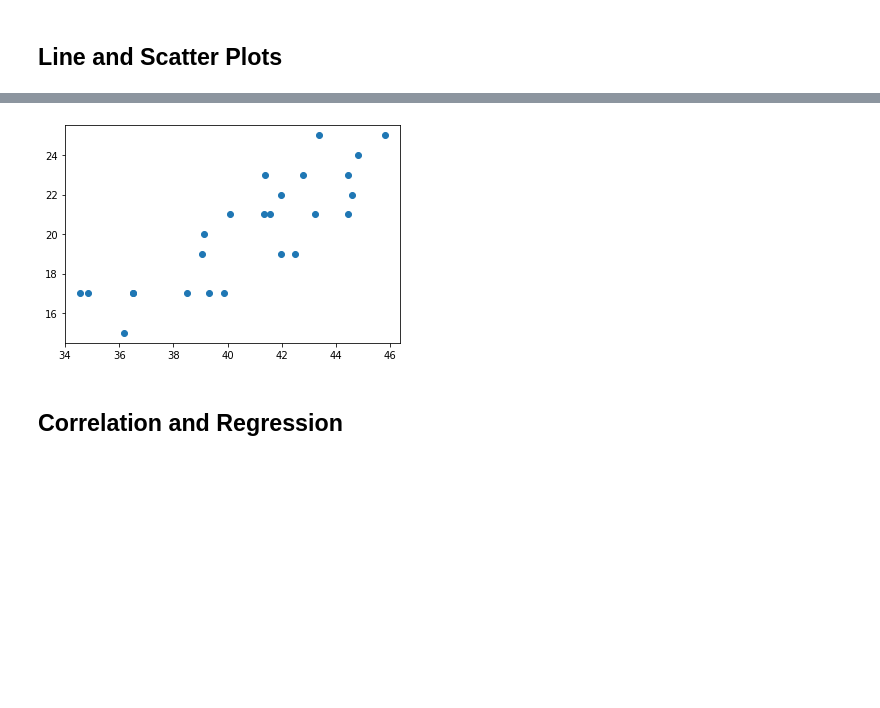
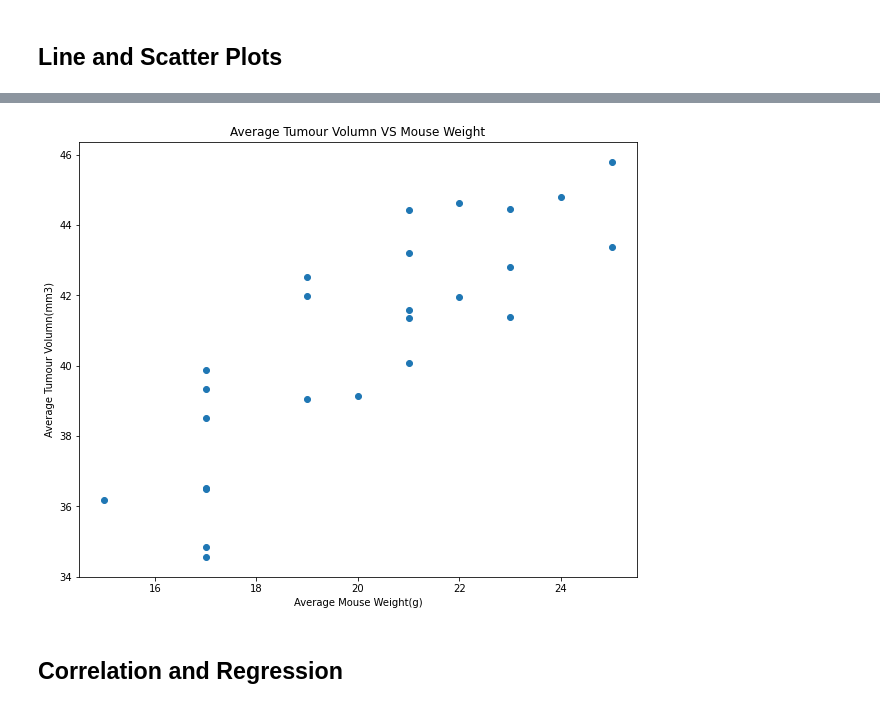
Before and after one commit to yan-ash/matplot_challenge, a Jupyter notebook: pymaceuticals_starter.ipynb, the cells around one changed output, grey strips where cells are left out. Cells and saved outputs as stored; diff of their text form; code cells hidden in the pictures; blank space fills up the shorter version.

```diff
--- a/pymaceuticals_starter.ipynb
+++ b/pymaceuticals_starter.ipynb
@@ -340,14 +347,19 @@ plt.show()
 # %%
 # Generate a scatter plot of average tumour volume vs. mouse weight for the Capomulin regimen
 ave_capomulin_df=capomulin_df.groupby("Mouse ID").mean()
 ave_capomulin_df
+tumour_ave=ave_capomulin_df["Tumour Volume (mm3)"]
 
-tumour_ave=ave_capomulin_df["Tumour Volume (mm3)"]
 weight_ave=ave_capomulin_df["Weight (g)"]
-plt.scatter(tumour_ave,weight_ave)
+fig, ax = plt.subplots(figsize = (10, 8))
+plt.title("Average Tumour Volumn VS Mouse Weight")
+plt.xlabel("Average Mouse Weight(g)")
+plt.ylabel("Average Tumour Volumn(mm3)")
+
+plt.scatter(weight_ave,tumour_ave)
 plt.show()
 # %% [output]
-[figure, old version]
+[figure, new version]
 # %% [markdown]
 ## Correlation and Regression
 # %%
```
Also changed, not shown: parts of 6 cells of this notebook.
